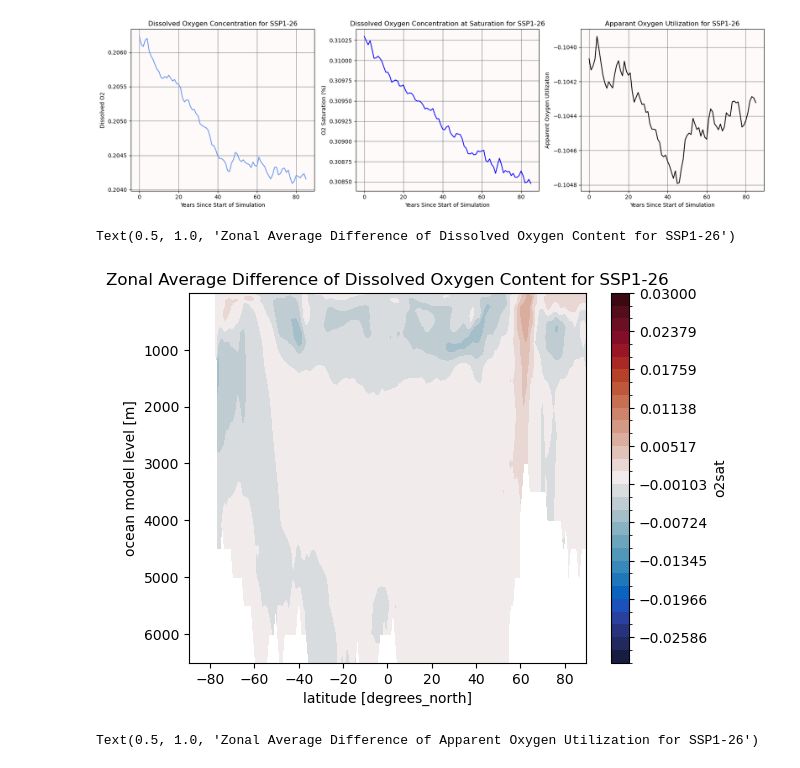
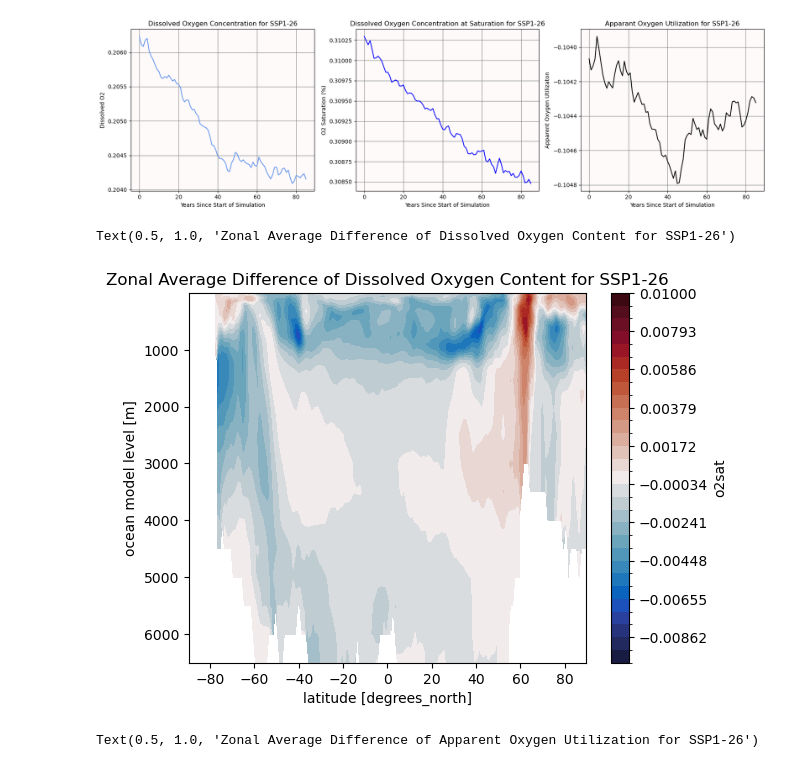
Before and after one commit to EES-3506-5506/final_holtzman, a Jupyter notebook: notebooks/Datasets.ipynb, the cells around one changed output. Cells and saved outputs as stored; diff of their text form; code cells hidden in the pictures.

```diff
--- a/notebooks/Datasets.ipynb
+++ b/notebooks/Datasets.ipynb
@@ -572,11 +572,11 @@ diff_AOU_SSP126=(AOU.sel(time=slice('2081-01-16','2100-12-16')).mean(dim='time')
     AOU.sel(time=slice('2015-01-16','2025-12-16')).mean(dim='time'))
 # %%
 zd_126_02sat= diff_O2sat_SSP126.mean(dim='longitude').plot.contourf(
-    cmap=cmocean.cm.balance, yincrease=False, vmin=-0.03,vmax=0.03, levels=30)
+    cmap=cmocean.cm.balance, yincrease=False, vmin=-0.01,vmax=0.01, levels=30)
 plt.title('Zonal Average Difference of Dissolved Oxygen Content for SSP1-26')
 # %% [output]
 Text(0.5, 1.0, 'Zonal Average Difference of Dissolved Oxygen Content for SSP1-26')
-[figure, old version]
+[figure, new version]
 # %%
 zd_126_AOU= diff_AOU_SSP126.mean(dim='longitude').plot.contourf(
     cmap=cmocean.cm.balance, yincrease=False, vmin=-0.03,vmax=0.03, levels=30)
```
